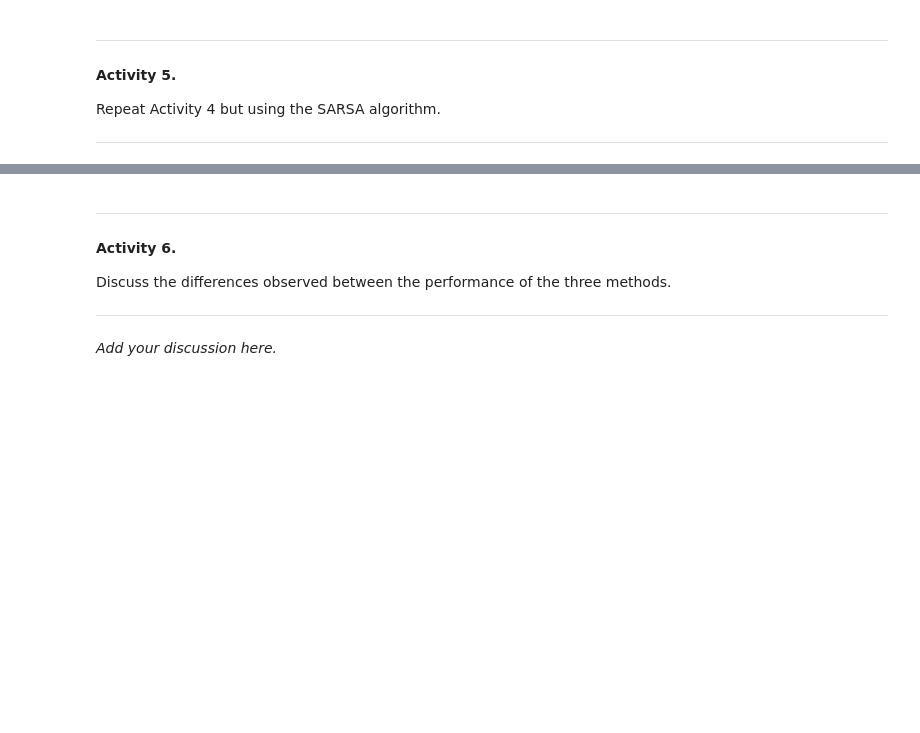
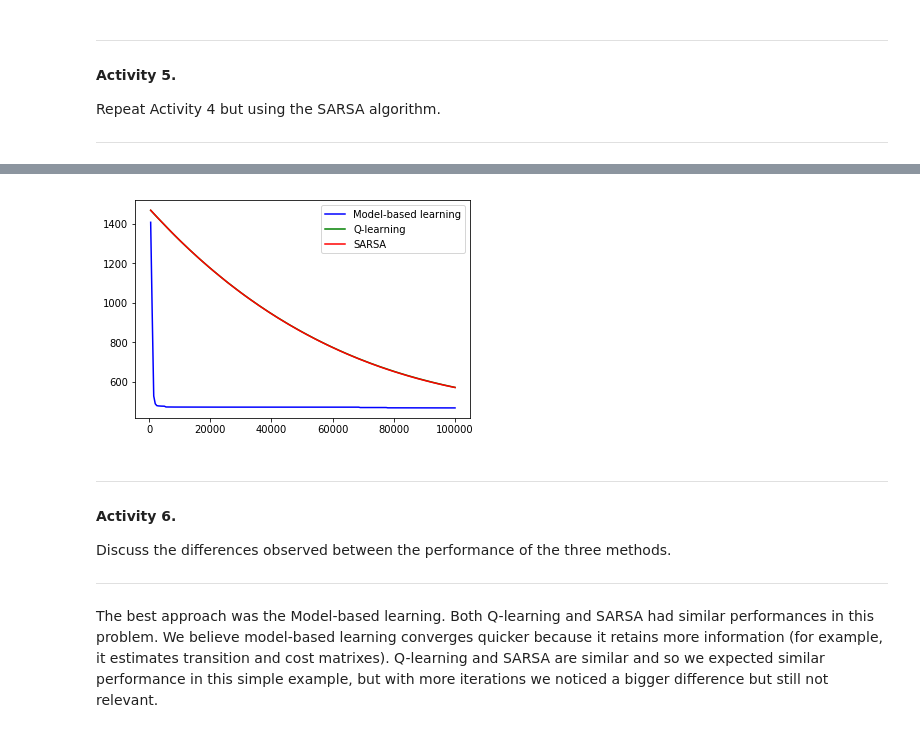
Before and after one commit to goncalo-rodrigues/ADI2017, a Jupyter notebook: LAB6/lab-6-enun.ipynb, the cells around one changed output, grey strips where cells are left out. Drawn from its saved outputs; the diff is of its cells as text; code cells hidden in the pictures; blank space fills up the shorter version.

```diff
--- a/LAB6/lab-6-enun.ipynb
+++ b/LAB6/lab-6-enun.ipynb
@@ -326,3 +315,11 @@ while i < 100000:
+# %%
+p1,=plt.plot(xx_1, yy_1, color='b', label='Model-based learning')
+p2,=plt.plot(xx_2, yy_2, color='g', label='Q-learning')
+p3,=plt.plot(xx_3, yy_3, color='r', label='SARSA')
+plt.legend(handles=[p1, p2,p3])
+plt.show()
+# %% [output]
+[figure, added]
 # %% [markdown]
 ---
 
@@ -331,5 +328,5 @@ while i < 100000:
 Discuss the differences observed between the performance of the three methods.
 
 ---
-# %% [markdown]
-_Add your discussion here._
+# %% [markdown]
+The best approach was the Model-based learning. Both Q-learning and SARSA had similar performances in this problem. We believe model-based learning converges quicker because it retains more information (for example, it estimates transition and cost matrixes). Q-learning and SARSA are similar and so we expected similar performance in this simple example, but with more iterations we noticed a bigger difference but still not relevant.
```
Also changed, not shown: parts of 5 cells of this notebook.
